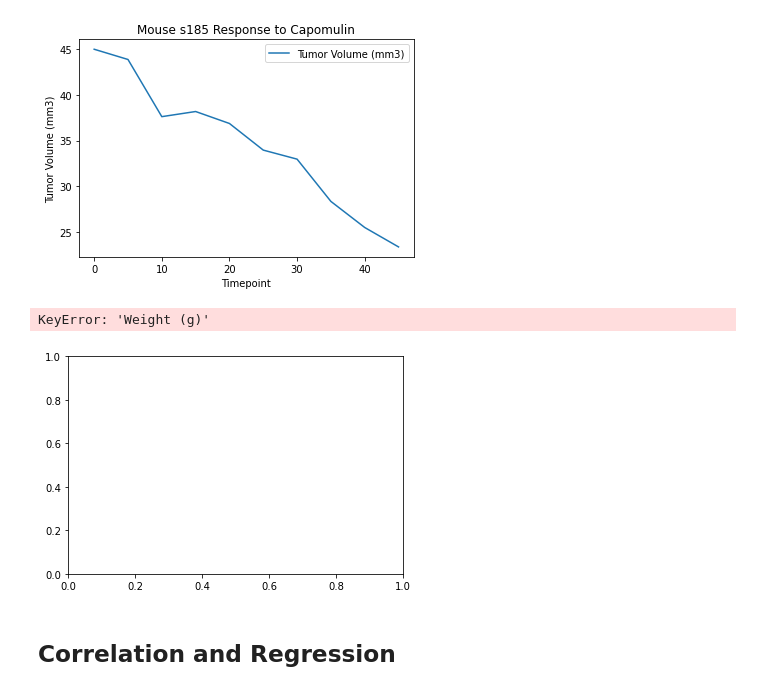
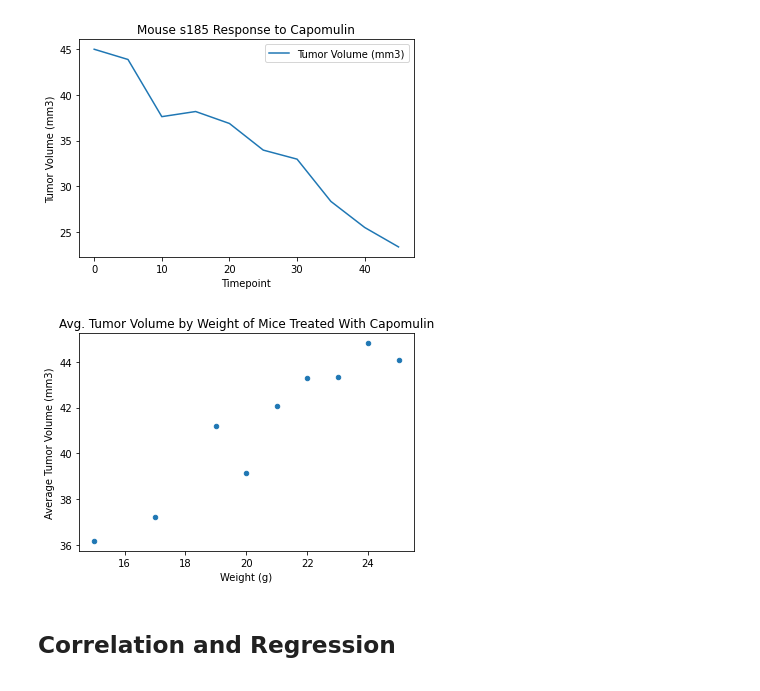
Before and after one commit to pnisenson/matplotlib-challenge, a Jupyter notebook: Pymaceuticals/main.ipynb, the cells around one changed output. Saved outputs shown, nothing was run; the diff lists cells and outputs as text; code cells hidden in the pictures.

Commit message:
Scatter plot done

```diff
--- a/Pymaceuticals/main.ipynb
+++ b/Pymaceuticals/main.ipynb
@@ -289,11 +289,13 @@ plt.show()
 # %%
 # Generate a scatter plot of average tumor volume vs. mouse weight for the Capomulin regimen
 scat_groups =  clean_data.groupby(['Drug Regimen','Weight (g)']).mean()
 scat_reg = scat_groups.loc["Capomulin"]
-scat_plot = scat_reg.plot(kind="scatter", x="Weight (g)",y="Tumor Volume (mm3)")
+scat_reg = scat_reg.reset_index()
+scat_plot = scat_reg.plot(kind="scatter", x="Weight (g)", y="Tumor Volume (mm3)", title="Avg. Tumor Volume by Weight of Mice Treated With Capomulin")
+scat_plot.set_ylabel("Average Tumor Volume (mm3)")
+plt.show()
 # %% [output]
-KeyError: 'Weight (g)'
-[figure, old version]
+[figure, new version]
 # %% [markdown]
 ## Correlation and Regression
 # %%
```
